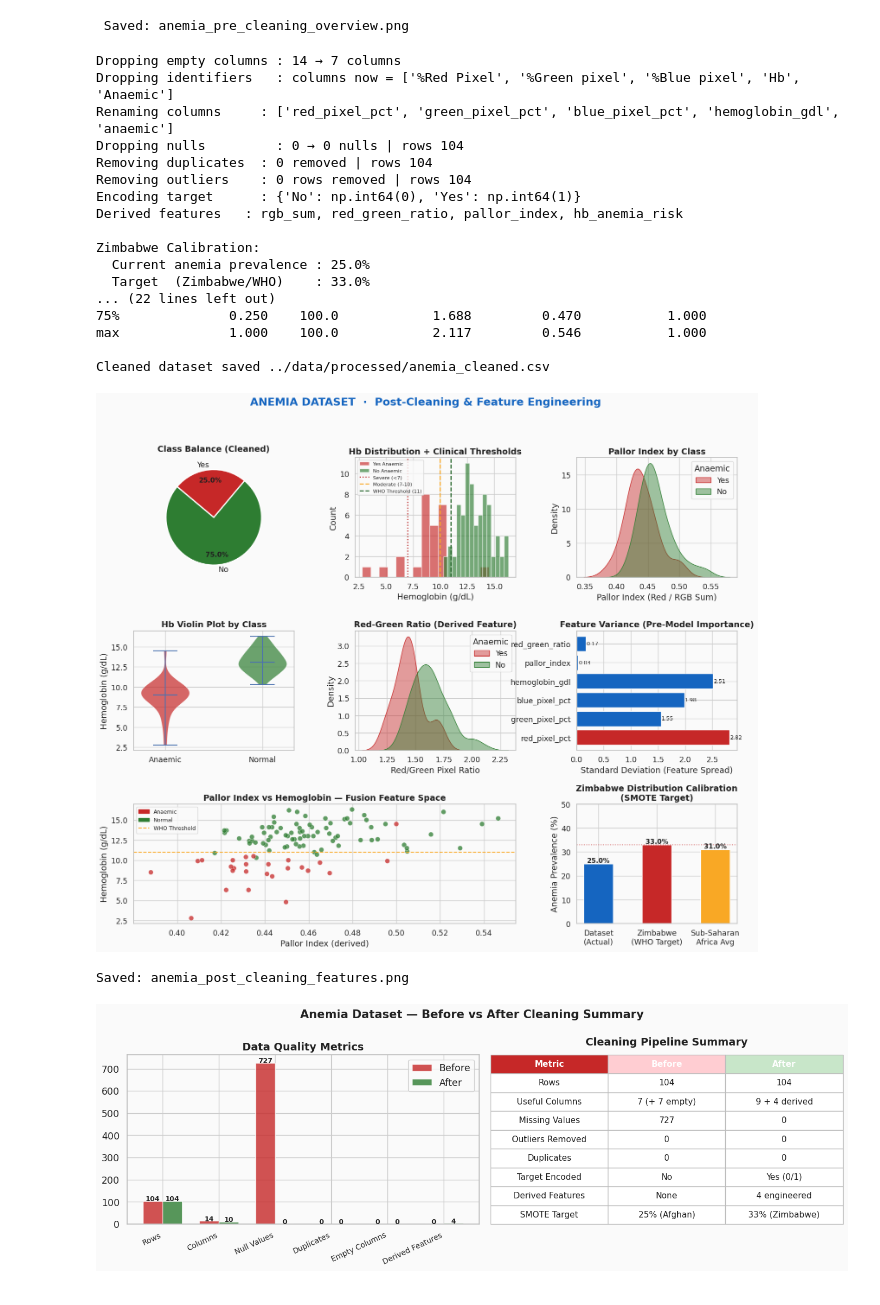
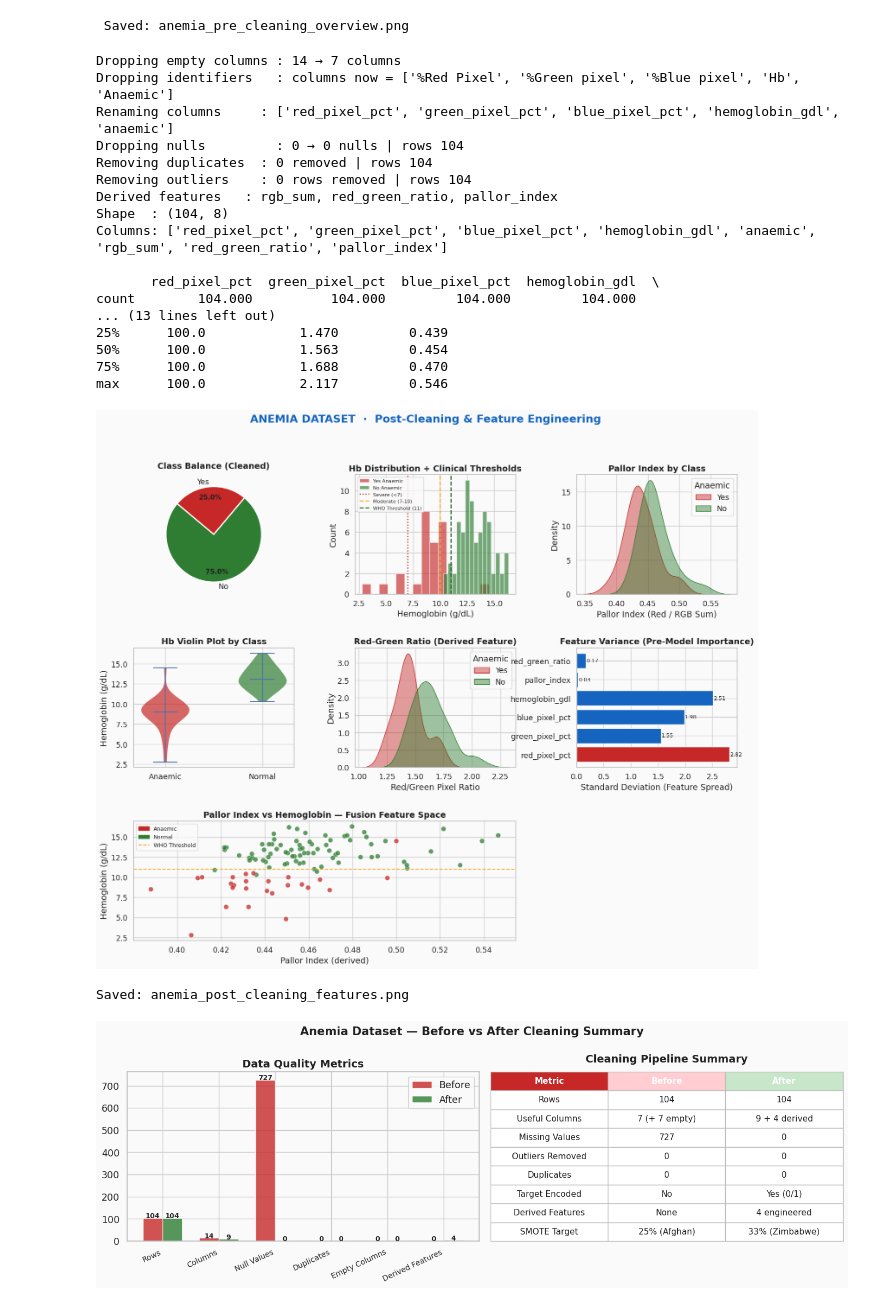
Before and after one commit to nmarizani/capstone_project, a Jupyter notebook: notebooks/anemia_data_cleaning.ipynb, the cells around one changed output. Saved outputs shown, nothing was run; the diff lists cells and outputs as text; code cells hidden in the pictures.

Commit message:
Anemia prediction initial model

```diff
--- a/notebooks/anemia_data_cleaning.ipynb
+++ b/notebooks/anemia_data_cleaning.ipynb
@@ -173,16 +188,16 @@ print("\n Saved: anemia_pre_cleaning_overview.png")
 
 df = df_raw.copy()
 
-# Dropping empty/unnamed columns
+# Drop empty/unnamed columns
 before = df.shape[1]
 df = df[[c for c in df.columns if c.strip() != '' and not c.startswith('Unnamed')]]
 print(f"Dropping empty columns : {before} → {df.shape[1]} columns")
 
-# Dropping 'Number' and 'Name' (identifiers, not features)
+# Dropping identifiers (Number, Name)
 df = df.drop(columns=['Number', 'Name'], errors='ignore')
 print(f"Dropping identifiers   : columns now = {list(df.columns)}")
 
-# Renaming columns for clarity
+# Renaming columns
 df = df.rename(columns={
     '%Red Pixel':   'red_pixel_pct',
     '%Green pixel': 'green_pixel_pct',
@@ -192,7 +207,7 @@ df = df.rename(columns={
 })
 print(f"Renaming columns     : {list(df.columns)}")
 
-# Checking & handling missing values
+# Dropping nulls
 null_before = df.isnull().sum().sum()
 df = df.dropna()
 null_after  = df.isnull().sum().sum()
@@ -203,7 +218,7 @@ dup_before = df.duplicated().sum()
 df = df.drop_duplicates()
 print(f"Removing duplicates  : {dup_before} removed | rows {df.shape[0]}")
 
-# Validating pixel ranges (0-100%) and Hb range (2-20 g/dL)
+# Validating ranges (pixels 0-100%, Hb 2-20 g/dL)
 outlier_mask = (
     (df['red_pixel_pct'].between(0, 100)) &
     (df['green_pixel_pct'].between(0, 100)) &
@@ -214,35 +229,15 @@ outlier_removed = (~outlier_mask).sum()
 df = df[outlier_mask].reset_index(drop=True)
 print(f"Removing outliers    : {outlier_removed} rows removed | rows {df.shape[0]}")
 
-# Encoding target
-le = LabelEncoder()
-df['anaemic_encoded'] = le.fit_transform(df['anaemic'].str.strip())
-# 0 = No, 1 = Yes
-print(f"Encoding target      : {dict(zip(le.classes_, le.transform(le.classes_)))}")
-
-# Add derived features (for fusion pipeline)
+# Adding derived features (for model input, NOT for fusion)
 df['rgb_sum']           = df['red_pixel_pct'] + df['green_pixel_pct'] + df['blue_pixel_pct']
 df['red_green_ratio']   = df['red_pixel_pct'] / (df['green_pixel_pct'] + 1e-6)
-df['pallor_index']      = df['red_pixel_pct'] / (df['rgb_sum'] + 1e-6)   # high red - pallor
-df['hb_anemia_risk']    = (df['hemoglobin_gdl'] < 11.0).astype(int)       # WHO threshold
-print(f"Derived features   : rgb_sum, red_green_ratio, pallor_index, hb_anemia_risk")
+df['pallor_index']      = df['red_pixel_pct'] / (df['rgb_sum'] + 1e-6)
+print(f"Derived features   : rgb_sum, red_green_ratio, pallor_index")
 
-# Zimbabwe Distribution Shift (SMOTE-style over-sampling rationale)
-# African prevalence 31-35% vs current dataset prevalence
-current_prev = df['anaemic_encoded'].mean()
-target_prev  = 0.33  # 33% Zimbabwe target
-print(f"\nZimbabwe Calibration:")
-print(f"  Current anemia prevalence : {current_prev:.1%}")
-print(f"  Target  (Zimbabwe/WHO)    : {target_prev:.1%}")
-print(f"Applying SMOTE in training phase to shift distribution")
-
-print(f"CLEANED DATASET SUMMARY")
 print(f"Shape  : {df.shape}")
 print(f"Columns: {list(df.columns)}")
 print(f"\n{df.describe().round(3)}")
-
-df.to_csv(CLEANED_OUT, index=False)
-print(f"\nCleaned dataset saved {CLEANED_OUT}")
 # %% [output]
 Dropping empty columns : 14 → 7 columns
 Dropping identifiers   : columns now = ['%Red Pixel', '%Green pixel', '%Blue pixel', 'Hb', 'Anaemic']
@@ -250,19 +245,22 @@ Renaming columns     : ['red_pixel_pct', 'green_pixel_pct', 'blue_pixel_pct', 'h
 Dropping nulls         : 0 → 0 nulls | rows 104
 Removing duplicates  : 0 removed | rows 104
 Removing outliers    : 0 rows removed | rows 104
-Encoding target      : {'No': np.int64(0), 'Yes': np.int64(1)}
-Derived features   : rgb_sum, red_green_ratio, pallor_index, hb_anemia_risk
+Derived features   : rgb_sum, red_green_ratio, pallor_index
+Shape  : (104, 8)
+Columns: ['red_pixel_pct', 'green_pixel_pct', 'blue_pixel_pct', 'hemoglobin_gdl', 'anaemic', 'rgb_sum', 'red_green_ratio', 'pallor_index']
 
-Zimbabwe Calibration:
-  Current anemia prevalence : 25.0%
-  Target  (Zimbabwe/WHO)    : 33.0%
-... (22 lines left out)
-75%              0.250    100.0            1.688         0.470           1.000
-max              1.000    100.0            2.117         0.546           1.000
-
-Cleaned dataset saved ../data/processed/anemia_cleaned.csv
+       red_pixel_pct  green_pixel_pct  blue_pixel_pct  hemoglobin_gdl  \
+count        104.000          104.000         104.000         104.000
+... (13 lines left out)
+25%      100.0            1.470         0.439
+50%      100.0            1.563         0.454
+75%      100.0            1.688         0.470
+max      100.0            2.117         0.546
 # %%
 # Post-Cleaning Visualisations
+
+# Encode anaemic column for plotting
+df['anaemic_encoded'] = df['anaemic'].map({'Yes': 1, 'No': 0})
 
 fig2 = plt.figure(figsize=(18, 14))
 fig2.patch.set_facecolor(PALETTE['bg'])
@@ -338,48 +336,34 @@ colors_feat   = [PALETTE['primary'] if v == feature_vars.max() else PALETTE['sec
                  for v in feature_vars]
 bars = ax6.barh(feature_vars.index, feature_vars.values, color=colors_feat, edgecolor='white')
 ax6.set_xlabel('Standard Deviation (Feature Spread)')
 ax6.set_title('Feature Variance (Pre-Model Importance)', fontweight='bold')
 for bar, val in zip(bars, feature_vars.values):
     ax6.text(val + 0.01, bar.get_y() + bar.get_height()/2,
              f'{val:.2f}', va='center', fontsize=9)
 
 # 7: Scatter matrix (key features)
 ax7 = fig2.add_subplot(gs2[2, :2])
 colors_sc2 = df['anaemic_encoded'].map({1: PALETTE['primary'], 0: PALETTE['positive']})
 ax7.scatter(df['pallor_index'], df['hemoglobin_gdl'],
             c=colors_sc2, alpha=0.75, edgecolors='white', linewidth=0.5, s=65)
 ax7.set_xlabel('Pallor Index (derived)'); ax7.set_ylabel('Hemoglobin (g/dL)')
 ax7.axhline(11.0, color=PALETTE['accent'], linestyle='--', linewidth=1.5, label='WHO 11 g/dL')
 ax7.set_title('Pallor Index vs Hemoglobin — Fusion Feature Space', fontweight='bold')
 ax7.legend(handles=[
     Patch(color=PALETTE['primary'],  label='Anaemic'),
     Patch(color=PALETTE['positive'], label='Normal')
 ] + [plt.Line2D([0], [0], color=PALETTE['accent'], linestyle='--', label='WHO Threshold')],
     fontsize=9)
 
-# 8: Zimbabwe calibration comparison
-ax8 = fig2.add_subplot(gs2[2, 2])
-categories   = ['Dataset\n(Actual)', 'Zimbabwe\n(WHO Target)', 'Sub-Saharan\nAfrica Avg']
-prevalences  = [current_prev * 100, 33.0, 31.0]
-bar_colors   = [PALETTE['secondary'], PALETTE['primary'], PALETTE['accent']]
-bars8 = ax8.bar(categories, prevalences, color=bar_colors, edgecolor='white', width=0.5)
-for bar, val in zip(bars8, prevalences):
-    ax8.text(bar.get_x() + bar.get_width()/2, bar.get_height() + 0.5,
-             f'{val:.1f}%', ha='center', fontsize=11, fontweight='bold')
-ax8.set_ylabel('Anemia Prevalence (%)')
-ax8.set_ylim(0, 50)
-ax8.set_title('Zimbabwe Distribution Calibration\n(SMOTE Target)', fontweight='bold')
-ax8.axhline(33.0, color=PALETTE['primary'], linestyle=':', linewidth=1.5, alpha=0.6)
-
 plt.savefig(OUTPUT_DIR + 'anemia_post_cleaning_features.png',
             dpi=150, bbox_inches='tight')
 
 plt.show()
 
 plt.close()
 print("Saved: anemia_post_cleaning_features.png")
 # %% [output]
-[figure, old version]
+[figure, new version]
 Saved: anemia_post_cleaning_features.png
 # %%
 # BEFORE vs AFTER Comparison Summary
```
Also changed, not shown: parts of 3 cells of this notebook, 3 other files.
